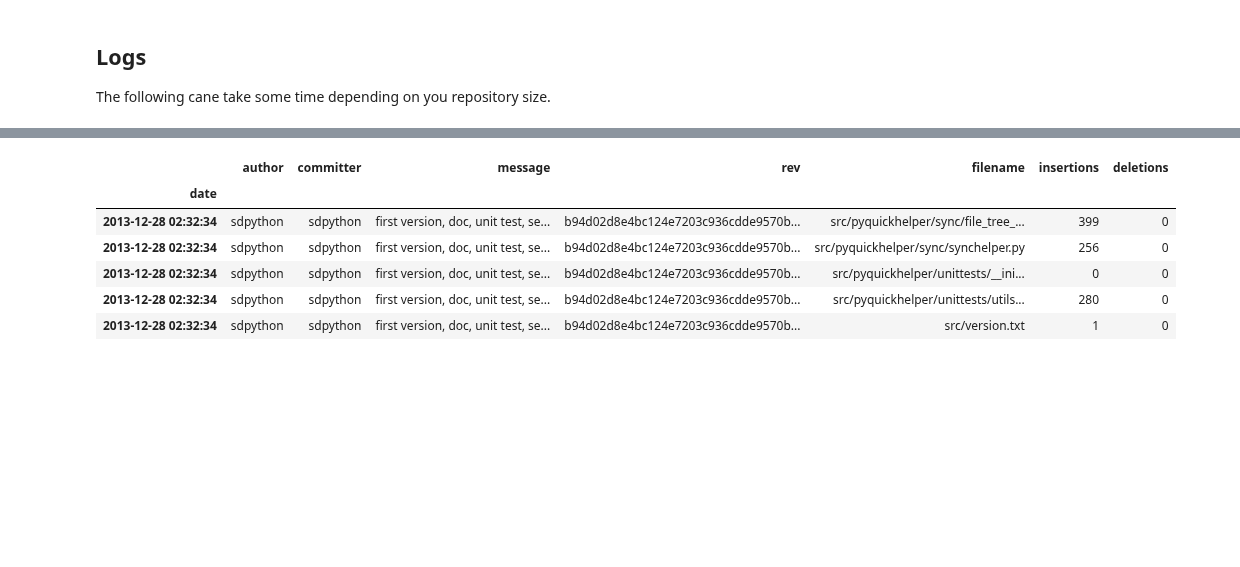
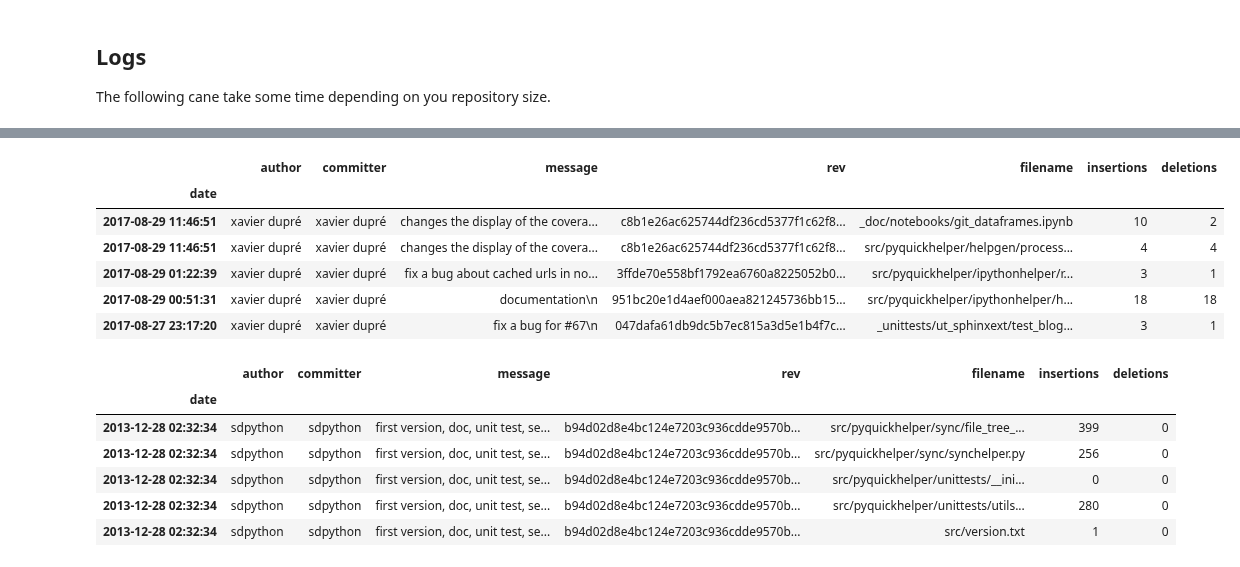
Before and after one commit to sdpython/pyquickhelper, a Jupyter notebook: _doc/notebooks/git_dataframes.ipynb, the cells around one changed output, grey strips where cells are left out. Drawn from its saved outputs; the diff is of its cells as text; code cells hidden in the pictures; blank space fills up the shorter version.

```diff
--- a/_doc/notebooks/git_dataframes.ipynb
+++ b/_doc/notebooks/git_dataframes.ipynb
@@ -96,3 +84,19 @@ histf.head()
+# %%
+try:
+    histf = repo.file_change_history()
+except Exception as e:
+    # Not always reliable.
+    print(e)
+    hist = pandas.DataFrame()
+histf.head()
+# %% [output]
+|  | author | committer | message | rev | filename | insertions | deletions |
+| date |  |  |  |  |  |  |  |
+| 2017-08-29 11:46:51 | xavier dupré | xavier dupré | changes the display of the covera... | c8b1e26ac625744df236cd5377f1c62f8... | _doc/notebooks/git_dataframes.ipynb | 10 | 2 |
+| 2017-08-29 11:46:51 | xavier dupré | xavier dupré | changes the display of the covera... | c8b1e26ac625744df236cd5377f1c62f8... | src/pyquickhelper/helpgen/process... | 4 | 4 |
+| 2017-08-29 01:22:39 | xavier dupré | xavier dupré | fix a bug about cached urls in no... | 3ffde70e558bf1792ea6760a8225052b0... | src/pyquickhelper/ipythonhelper/r... | 3 | 1 |
+| 2017-08-29 00:51:31 | xavier dupré | xavier dupré | documentation\n | 951bc20e1d4aef000aea821245736bb15... | src/pyquickhelper/ipythonhelper/h... | 18 | 18 |
+| 2017-08-27 23:17:20 | xavier dupré | xavier dupré | fix a bug for #67\n | 047dafa61db9dc5b7ec815a3d5e1b4f7c... | _unittests/ut_sphinxext/test_blog... | 3 | 1 |
 # %%
 histf.tail()
 # %% [output]
```
Also changed, not shown: parts of 17 cells of this notebook.
